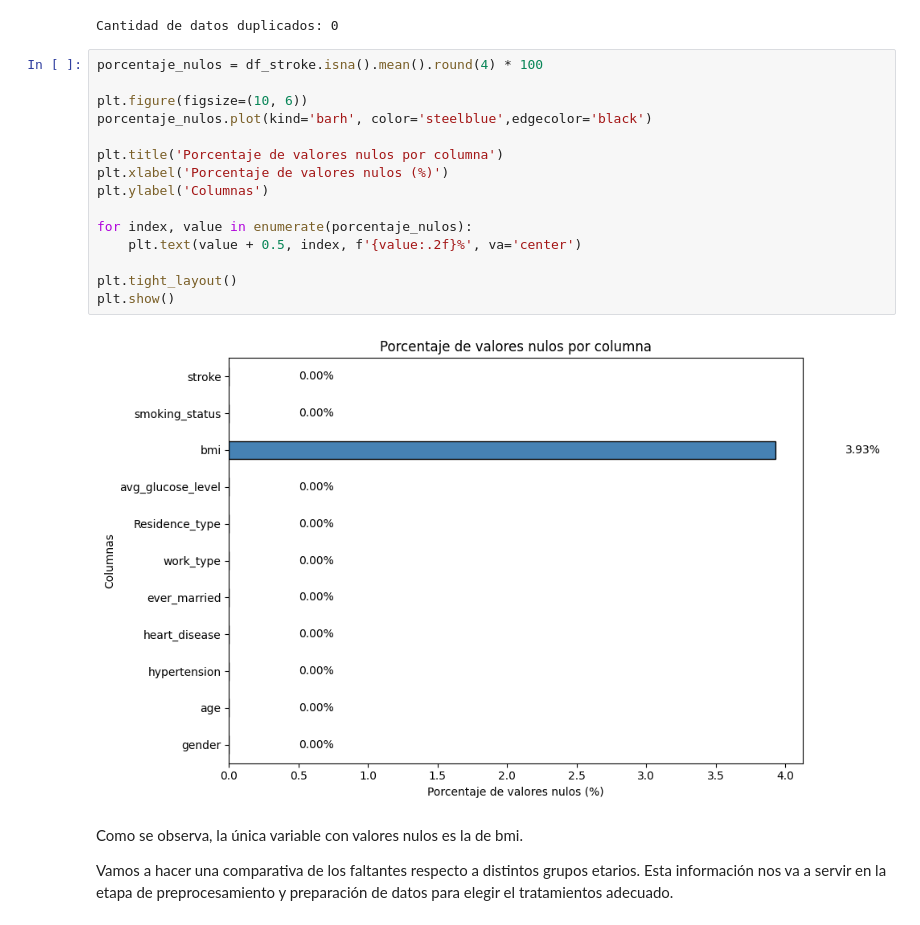
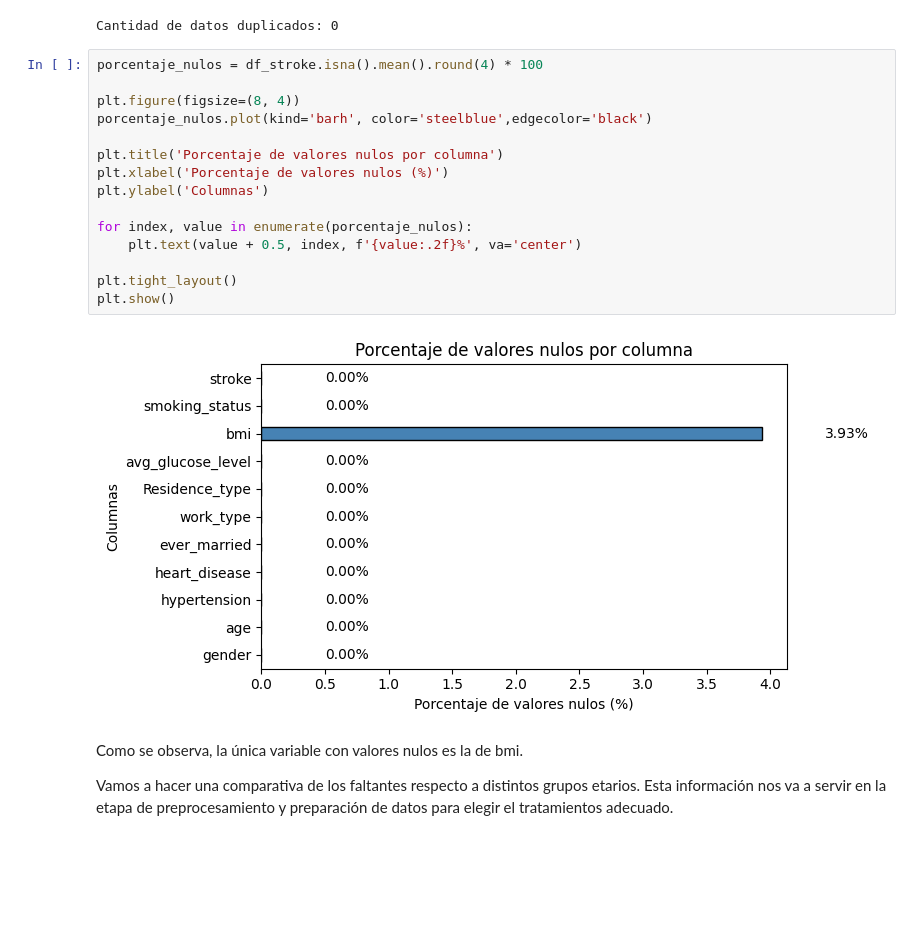
Before and after one commit to antonellagambarte/aprMaqI, a Jupyter notebook: tpfinal.ipynb, the cells around one changed output. Cells and saved outputs as stored; diff of their text form; blank space fills up the shorter version.

```diff
--- a/tpfinal.ipynb
+++ b/tpfinal.ipynb
@@ -90,20 +100,20 @@ Cantidad de datos duplicados: 0
 # %%
 porcentaje_nulos = df_stroke.isna().mean().round(4) * 100
 
-plt.figure(figsize=(10, 6))
+plt.figure(figsize=(8, 4))
 porcentaje_nulos.plot(kind='barh', color='steelblue',edgecolor='black')
 
 plt.title('Porcentaje de valores nulos por columna')
 plt.xlabel('Porcentaje de valores nulos (%)')
 plt.ylabel('Columnas')
 
 for index, value in enumerate(porcentaje_nulos):
     plt.text(value + 0.5, index, f'{value:.2f}%', va='center')
 
 plt.tight_layout()
 plt.show()
 # %% [output]
-[figure, old version]
+[figure, new version]
 # %% [markdown]
 Como se observa, la única variable con valores nulos es la de bmi.
 
```
Also changed, not shown: parts of 12 cells of this notebook.
